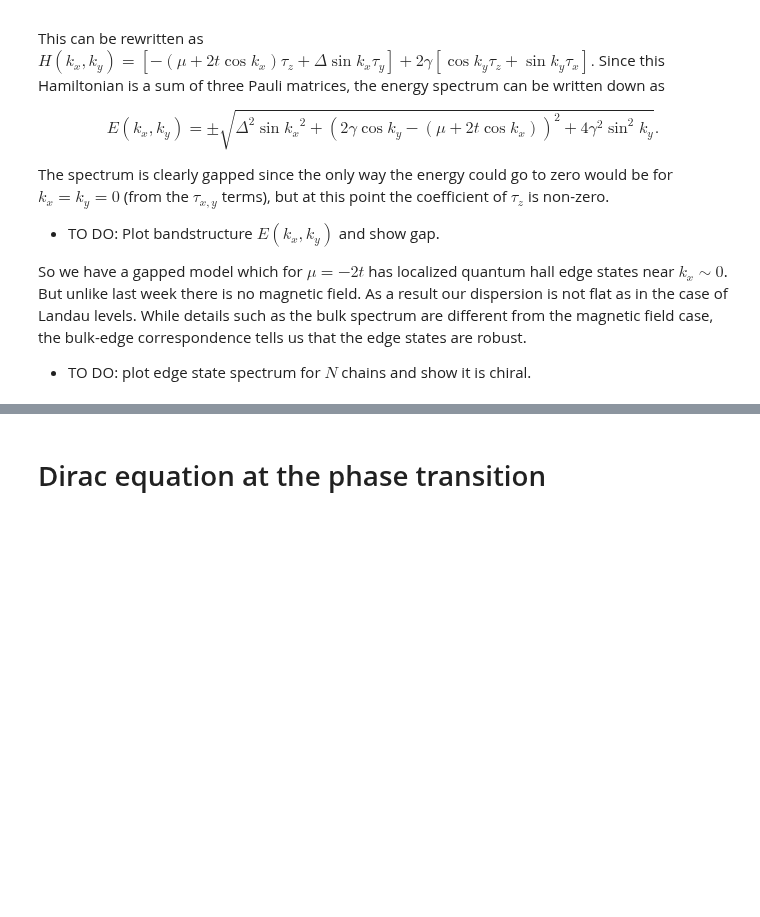
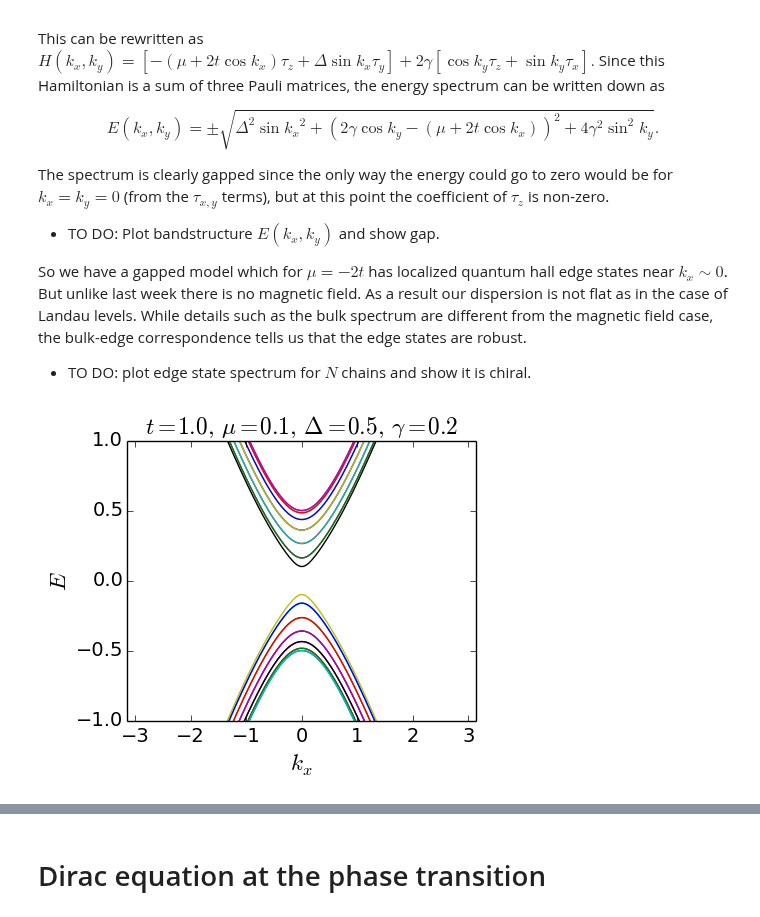
Before and after one commit to topocm/topocm_content, a Jupyter notebook: w4_haldane/QHE_lattice.ipynb, the cells around one changed output, grey strips where cells are left out. Drawn from its saved outputs; the diff is of its cells as text; code cells hidden in the pictures; blank space fills up the shorter version.

```diff
--- a/w4_haldane/QHE_lattice.ipynb
+++ b/w4_haldane/QHE_lattice.ipynb
@@ -60,3 +127,26 @@ The spectrum is clearly gapped since the only way the energy could go to zero wo
  So we have a gapped model which for $\mu=-2t$ has localized quantum hall edge states near $k_x\sim 0$. But unlike last week there is no magnetic field. As a result our dispersion is not flat as in the case of Landau levels. While details such as the bulk spectrum are different from the magnetic field case, the bulk-edge correspondence tells us that the edge states are robust.
 
 * TO DO: plot edge state spectrum for $N$ chains and show it is chiral.
+# %%
+par = SimpleNamespace(t=1.0, mu=0.1, delta=0.5, gamma=0.2, kx=0.0, ky=0.0)
+kys = np.linspace(-np.pi, np.pi, 13)
+kxs = np.linspace(-np.pi, np.pi, 201)
+
+for ky in kys:
+    spectrum = []
+    par.ky = ky
+    for kx in kxs:
+        par.kx = kx
+        ham = Qi_Wu_Zhang_infinite()
+        spectrum.append(np.linalg.eigvalsh(ham))
+    spectrum = np.array(spectrum)
+    plt.plot(kxs, spectrum)
+
+plt.xlabel('$k_x$')
+plt.ylabel('$E$')
+plt.ylim([-1, 1])
+plt.xlim(-np.pi, np.pi)
+plt.title('$t = %1.1f,$ $ \mu = %1.1f,$ $ \Delta = %1.1f,$ $ \gamma = %1.1f$' %(par.t, par.mu, par.delta, par.gamma))
+plt.show()
+# %% [output]
+[figure, added]
```
Also changed, not shown: parts of 3 cells of this notebook, 1 other file.
